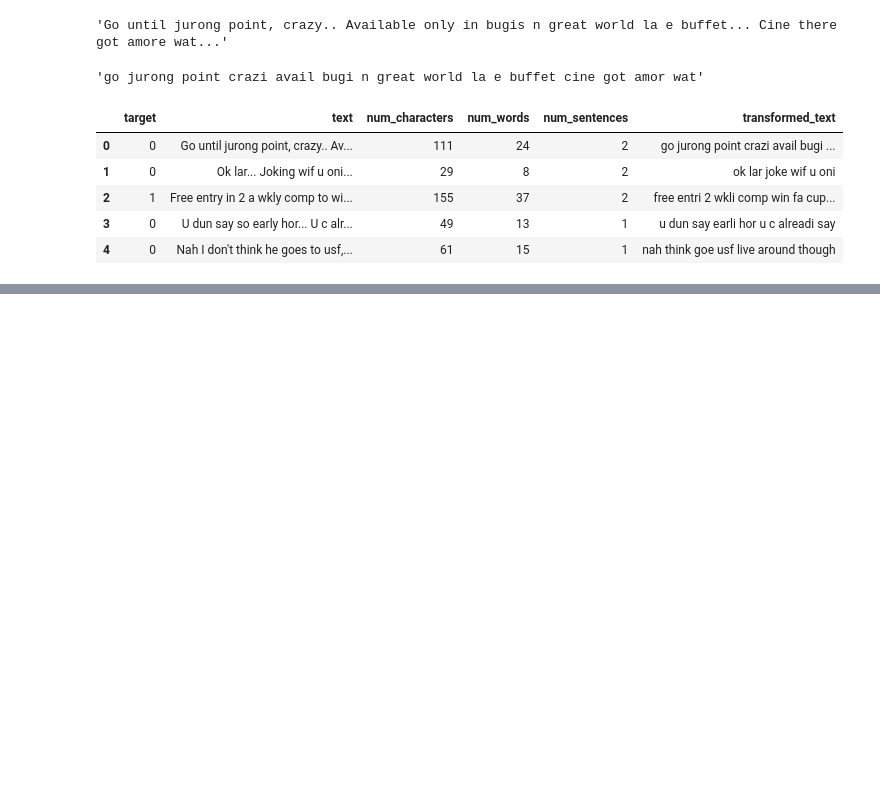
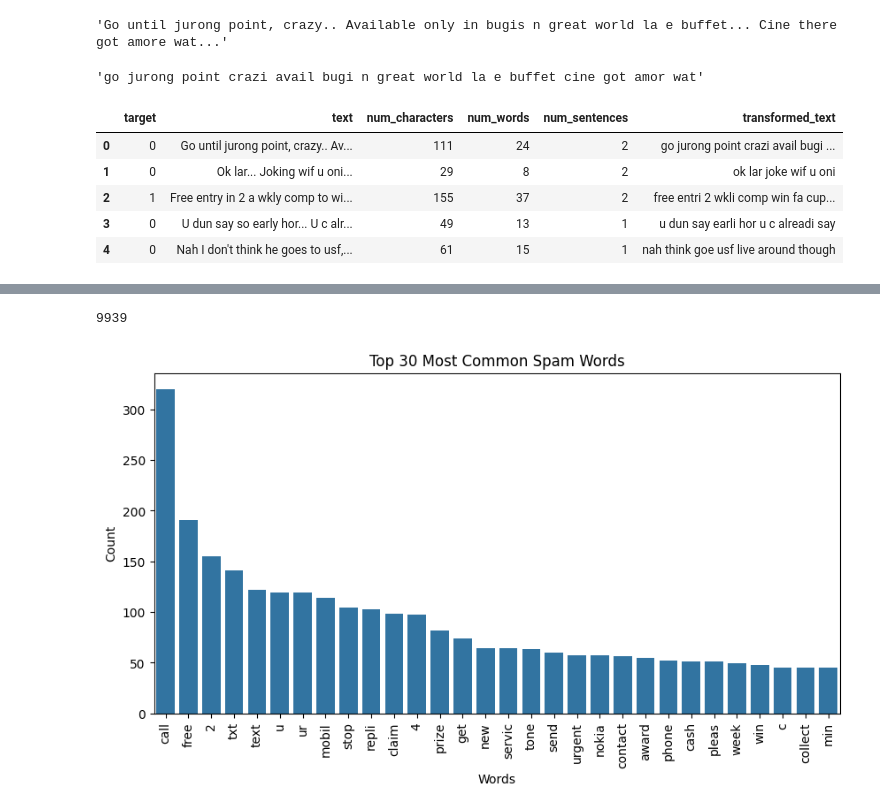
Before and after one commit to Ravravan/SMS-spam-detection, a Jupyter notebook: sms_spam_detection.ipynb, the cells around one changed output, grey strips where cells are left out. Drawn from its saved outputs; the diff is of its cells as text; code cells hidden in the pictures; blank space fills up the shorter version.

```diff
--- a/sms_spam_detection.ipynb
+++ b/sms_spam_detection.ipynb
@@ -364,0 +383,28 @@ df.head()
+# %%
+spam_corpus = []
+for msg in df[df['target'] == 1]['transformed_text'].tolist():
+    for word in msg.split():
+        spam_corpus.append(word)
+# %%
+len(spam_corpus)
+# %% [output]
+9939
+# %%
+from collections import Counter
+import pandas as pd
+import seaborn as sns
+import matplotlib.pyplot as plt
+
+# Create a DataFrame from the most common words
+temp_df = pd.DataFrame(Counter(spam_corpus).most_common(30), columns=['Word', 'Count'])
+
+# Use the DataFrame with sns.barplot
+plt.figure(figsize=(10,5))
+sns.barplot(x='Word', y='Count', data=temp_df)
+plt.xticks(rotation='vertical')
+plt.title('Top 30 Most Common Spam Words')
+plt.xlabel('Words')
+plt.ylabel('Count')
+plt.show()
+# %% [output]
+[figure, added]
```
Also changed, not shown: parts of 16 cells of this notebook.
